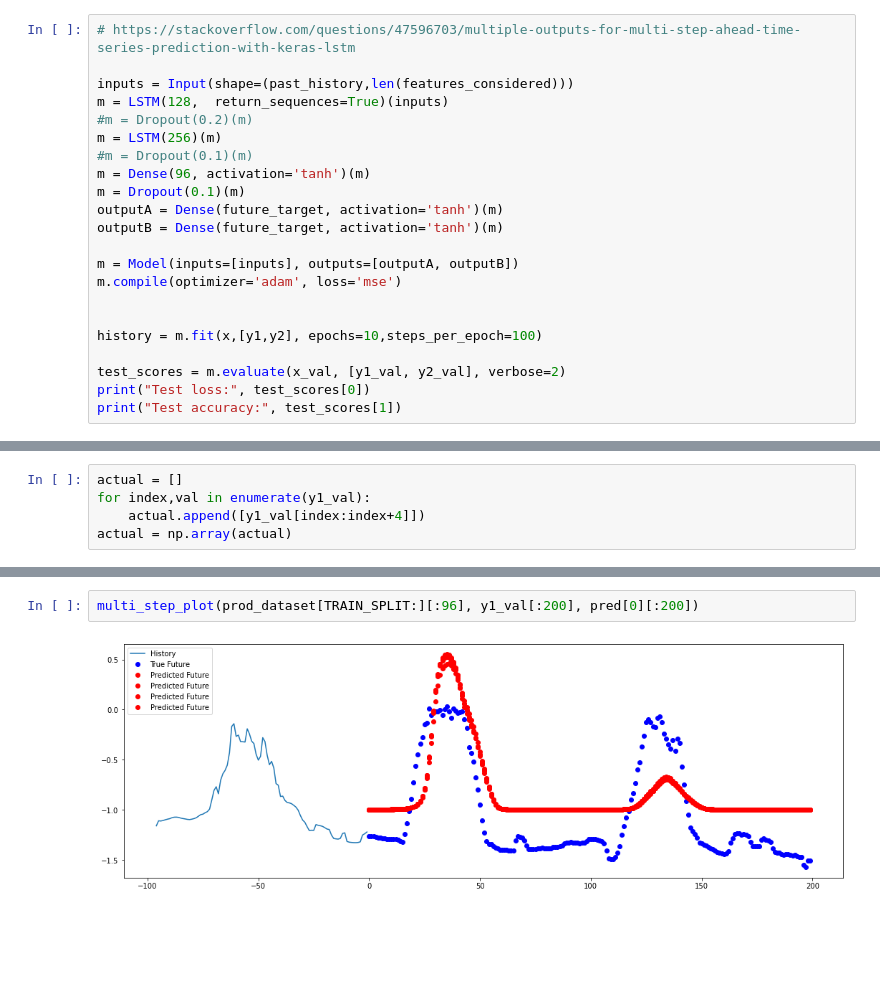
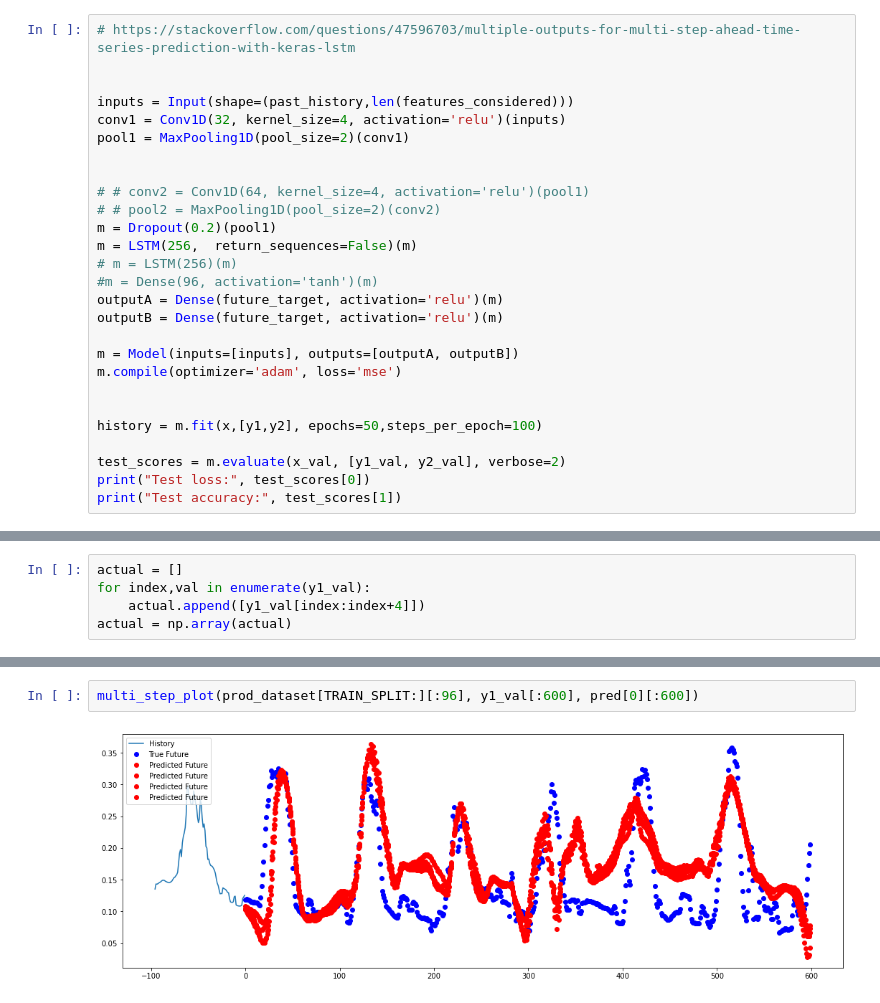
Before and after one commit to fiit-ba/Optimization-of-Battery-Management-in-Microgrid, a Jupyter notebook: AI/func_api_keras_lstm.ipynb, the cells around one changed output, grey strips where cells are left out. Cells and saved outputs as stored; diff of their text form; blank space fills up the shorter version.

Commit message:
tunning convd1 model lstm

```diff
--- a/AI/func_api_keras_lstm.ipynb
+++ b/AI/func_api_keras_lstm.ipynb
@@ -105,21 +166,26 @@ x_val , y2_val = multivariate_data(dataset, cons_dataset,
 # %%
 # https://stackoverflow.com/questions/47596703/multiple-outputs-for-multi-step-ahead-time-series-prediction-with-keras-lstm
 
+
 inputs = Input(shape=(past_history,len(features_considered)))
-m = LSTM(128,  return_sequences=True)(inputs)
-#m = Dropout(0.2)(m)
-m = LSTM(256)(m)
-#m = Dropout(0.1)(m)
-m = Dense(96, activation='tanh')(m)
-m = Dropout(0.1)(m)
-outputA = Dense(future_target, activation='tanh')(m)
-outputB = Dense(future_target, activation='tanh')(m)
+conv1 = Conv1D(32, kernel_size=4, activation='relu')(inputs)
+pool1 = MaxPooling1D(pool_size=2)(conv1)
+
+
+# # conv2 = Conv1D(64, kernel_size=4, activation='relu')(pool1)
+# # pool2 = MaxPooling1D(pool_size=2)(conv2)
+m = Dropout(0.2)(pool1)
+m = LSTM(256,  return_sequences=False)(m)
+# m = LSTM(256)(m)
+#m = Dense(96, activation='tanh')(m)
+outputA = Dense(future_target, activation='relu')(m)
+outputB = Dense(future_target, activation='relu')(m)
 
 m = Model(inputs=[inputs], outputs=[outputA, outputB])
 m.compile(optimizer='adam', loss='mse')
 
 
-history = m.fit(x,[y1,y2], epochs=10,steps_per_epoch=100)
+history = m.fit(x,[y1,y2], epochs=50,steps_per_epoch=100)
 
 test_scores = m.evaluate(x_val, [y1_val, y2_val], verbose=2)
 print("Test loss:", test_scores[0])
@@ -156,7 +242,7 @@ array([1.50154116, 1.50553882, 1.50979983, 1.5142872 ])
 # %%
-multi_step_plot(prod_dataset[TRAIN_SPLIT:][:96], y1_val[:200], pred[0][:200])
+multi_step_plot(prod_dataset[TRAIN_SPLIT:][:96], y1_val[:600], pred[0][:600])
 # %% [output]
-[figure, old version]
+[figure, new version]
 # %%
 multi_step_plot(prod_dataset[TRAIN_SPLIT:][:96], y1_val, pred[0])
 # %% [output]
```
Also changed, not shown: parts of 10 cells of this notebook.
